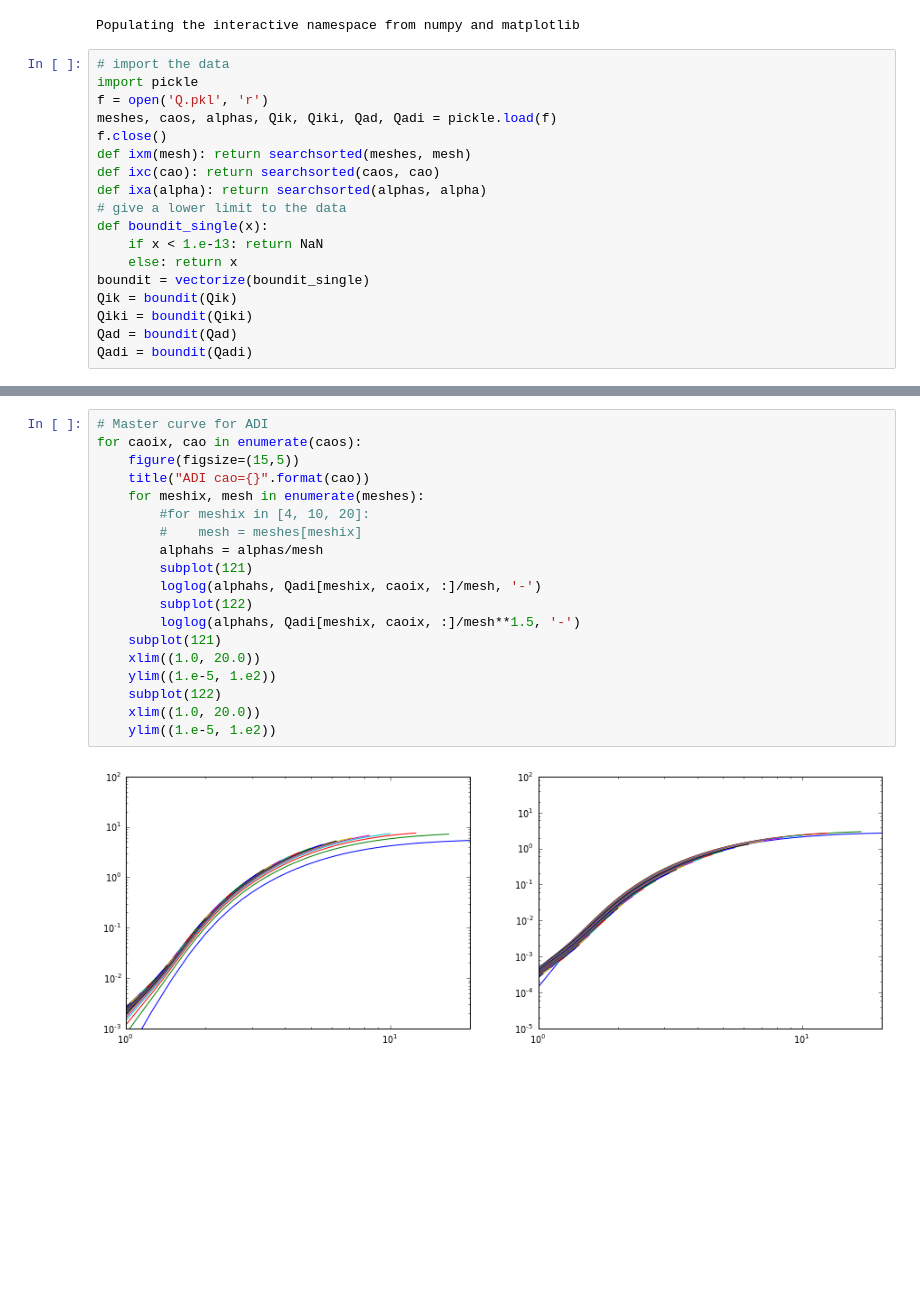
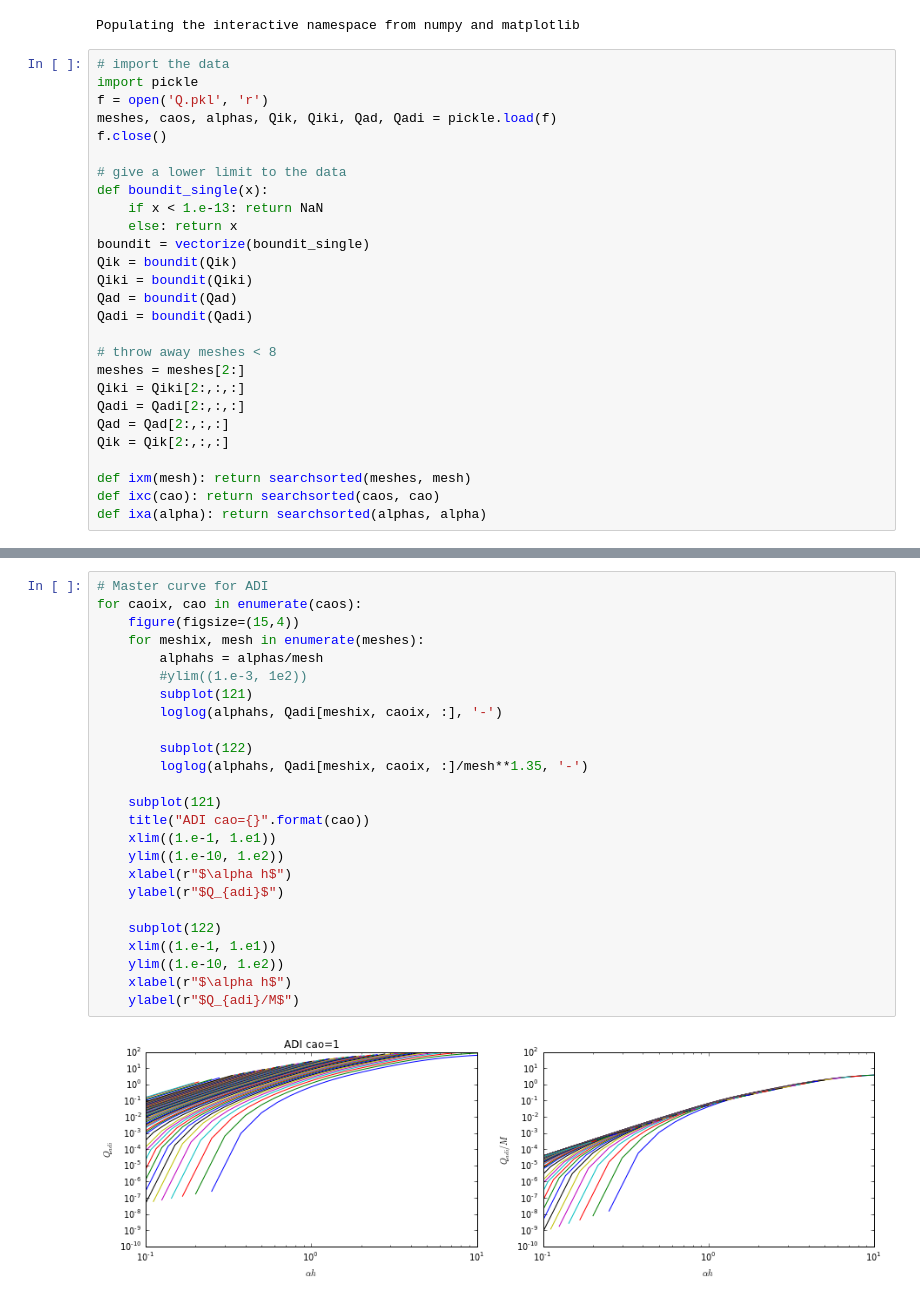
Before and after one commit to olenz/p3m-analyze, a Jupyter notebook: PlotQ.ipynb, the cells around one changed output, grey strips where cells are left out. Drawn from its saved outputs; the diff is of its cells as text; blank space fills up the shorter version.

```diff
--- a/PlotQ.ipynb
+++ b/PlotQ.ipynb
@@ -15,9 +15,7 @@ import pickle
 f = open('Q.pkl', 'r')
 meshes, caos, alphas, Qik, Qiki, Qad, Qadi = pickle.load(f)
 f.close()
-def ixm(mesh): return searchsorted(meshes, mesh)
-def ixc(cao): return searchsorted(caos, cao)
-def ixa(alpha): return searchsorted(alphas, alpha)
+
 # give a lower limit to the data
 def boundit_single(x):
     if x < 1.e-13: return NaN
@@ -27,6 +25,17 @@ Qik = boundit(Qik)
 Qiki = boundit(Qiki)
 Qad = boundit(Qad)
 Qadi = boundit(Qadi)
+
+# throw away meshes < 8
+meshes = meshes[2:]
+Qiki = Qiki[2:,:,:]
+Qadi = Qadi[2:,:,:]
+Qad = Qad[2:,:,:]
+Qik = Qik[2:,:,:]
+
+def ixm(mesh): return searchsorted(meshes, mesh)
+def ixc(cao): return searchsorted(caos, cao)
+def ixa(alpha): return searchsorted(alphas, alpha)
 # %%
 # a function that plots the different curves for a given mesh
 def plotQ(mesh, Q):
@@ -73,21 +110,27 @@ for caoix, cao in enumerate(caos):
 # %%
 # Master curve for ADI
 for caoix, cao in enumerate(caos):
-    figure(figsize=(15,5))
+    figure(figsize=(15,4))
+    for meshix, mesh in enumerate(meshes):
+        alphahs = alphas/mesh
+        #ylim((1.e-3, 1e2))
+        subplot(121)
+        loglog(alphahs, Qadi[meshix, caoix, :], '-')
+
+        subplot(122)
+        loglog(alphahs, Qadi[meshix, caoix, :]/mesh**1.35, '-')
+
+    subplot(121)
     title("ADI cao={}".format(cao))
-    for meshix, mesh in enumerate(meshes):
-        #for meshix in [4, 10, 20]:
-        #    mesh = meshes[meshix]
-        alphahs = alphas/mesh
-        subplot(121)
-        loglog(alphahs, Qadi[meshix, caoix, :]/mesh, '-')
-        subplot(122)
-        loglog(alphahs, Qadi[meshix, caoix, :]/mesh**1.5, '-')
-    subplot(121)
-    xlim((1.0, 20.0))
-    ylim((1.e-5, 1.e2))
+    xlim((1.e-1, 1.e1))
+    ylim((1.e-10, 1.e2))
+    xlabel(r"$\alpha h$")
+    ylabel(r"$Q_{adi}$")
+
     subplot(122)
-    xlim((1.0, 20.0))
-    ylim((1.e-5, 1.e2))
+    xlim((1.e-1, 1.e1))
+    ylim((1.e-10, 1.e2))
+    xlabel(r"$\alpha h$")
+    ylabel(r"$Q_{adi}/M$")
 # %% [output]
-[figure, old version]
+[figure, new version]
```
Also changed, not shown: parts of 4 cells of this notebook.
